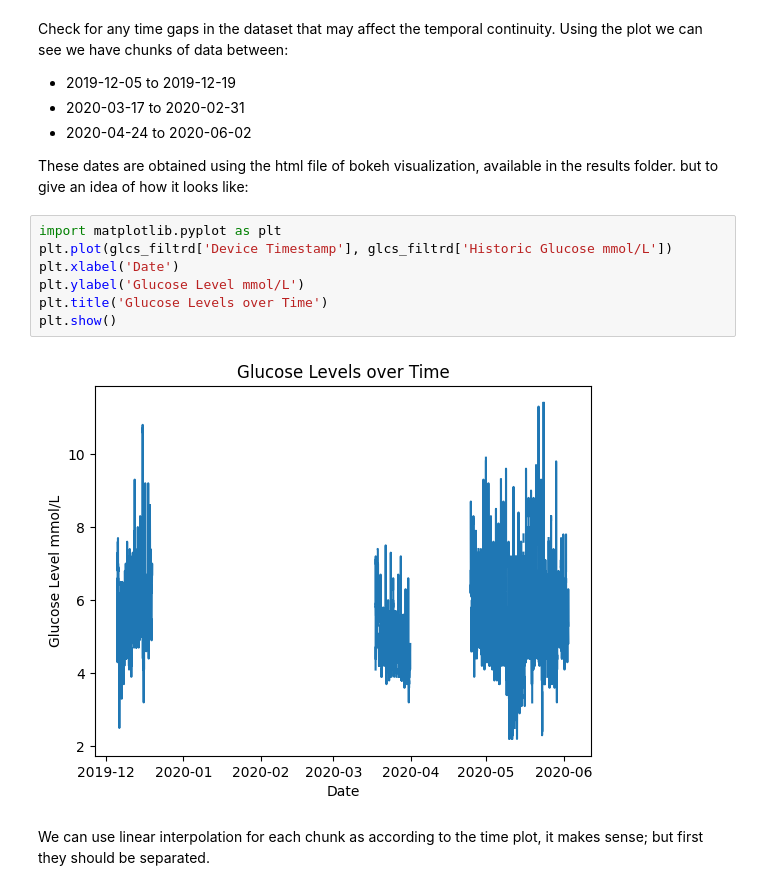
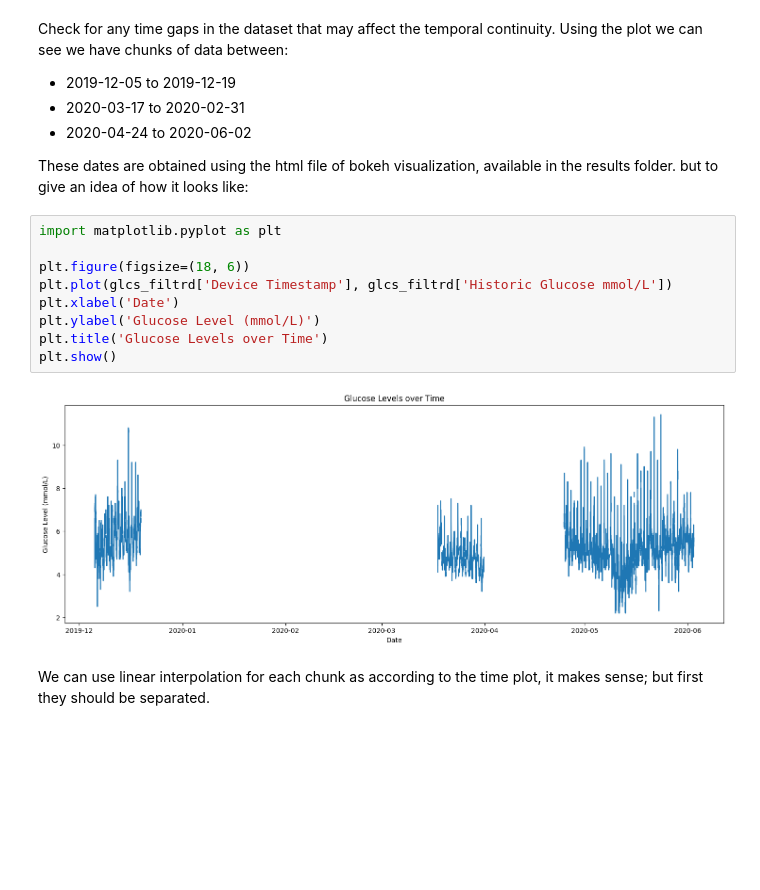
Before and after one commit to Mahsa-Zf/Prog3, a Jupyter notebook: glucose/logbook/logbook.ipynb, the cells around one changed output. Saved outputs shown, nothing was run; the diff lists cells and outputs as text; blank space fills up the shorter version.

```diff
--- a/glucose/logbook/logbook.ipynb
+++ b/glucose/logbook/logbook.ipynb
@@ -326,13 +326,15 @@ Using the plot we can see we have chunks of data between:
 These dates are obtained using the html file of bokeh visualization, available in the results folder. but to give an idea of how it looks like:
 # %%
 import matplotlib.pyplot as plt
+
+plt.figure(figsize=(18, 6))
 plt.plot(glcs_filtrd['Device Timestamp'], glcs_filtrd['Historic Glucose mmol/L'])
 plt.xlabel('Date')
-plt.ylabel('Glucose Level mmol/L')
+plt.ylabel('Glucose Level (mmol/L)')
 plt.title('Glucose Levels over Time')
 plt.show()
 # %% [output]
-[figure, old version]
+[figure, new version]
 # %% [markdown]
 We can use linear interpolation for each chunk as according to the time plot, it makes sense; but first they should be separated.
 # %%
```
Also changed, not shown: parts of 29 cells of this notebook, 1 other file.
